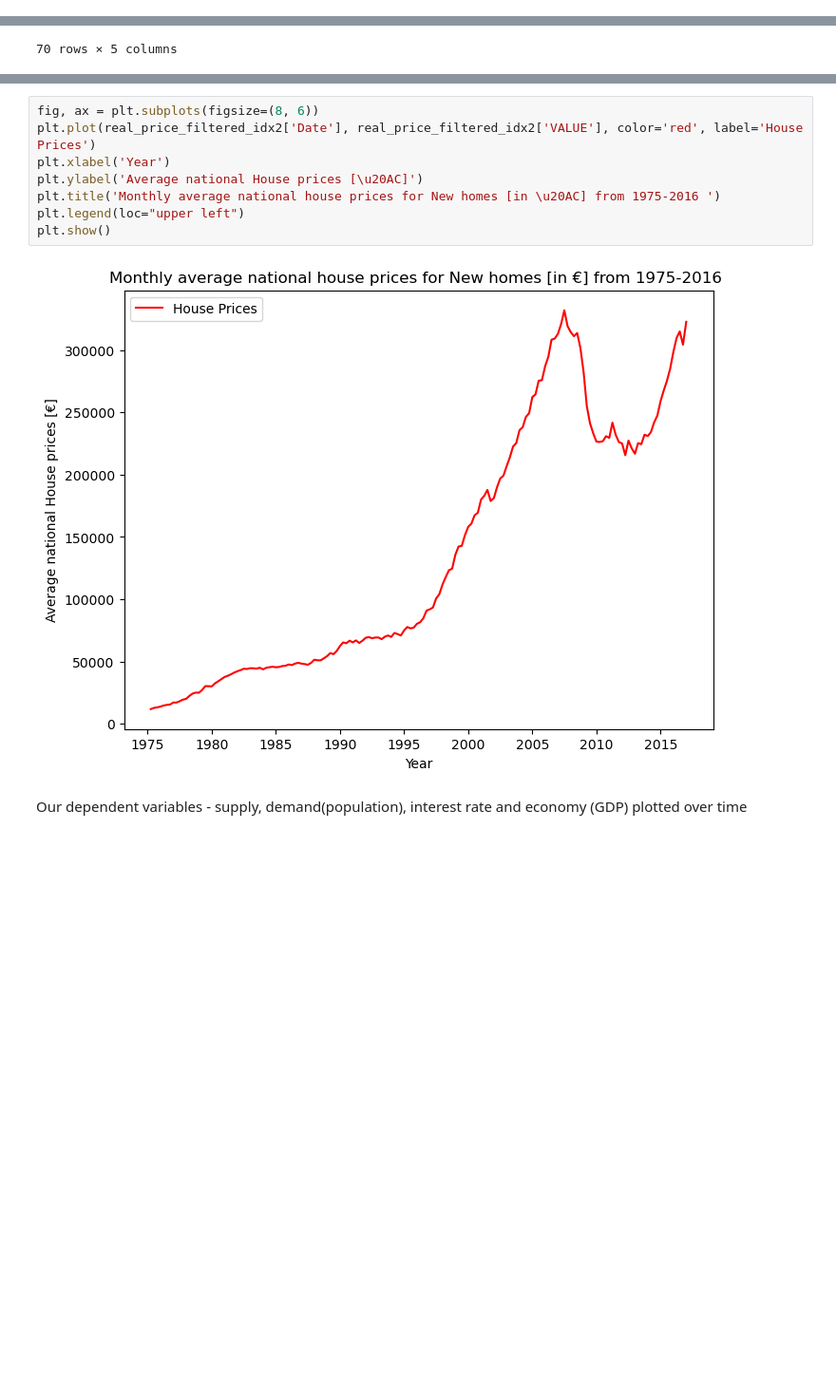
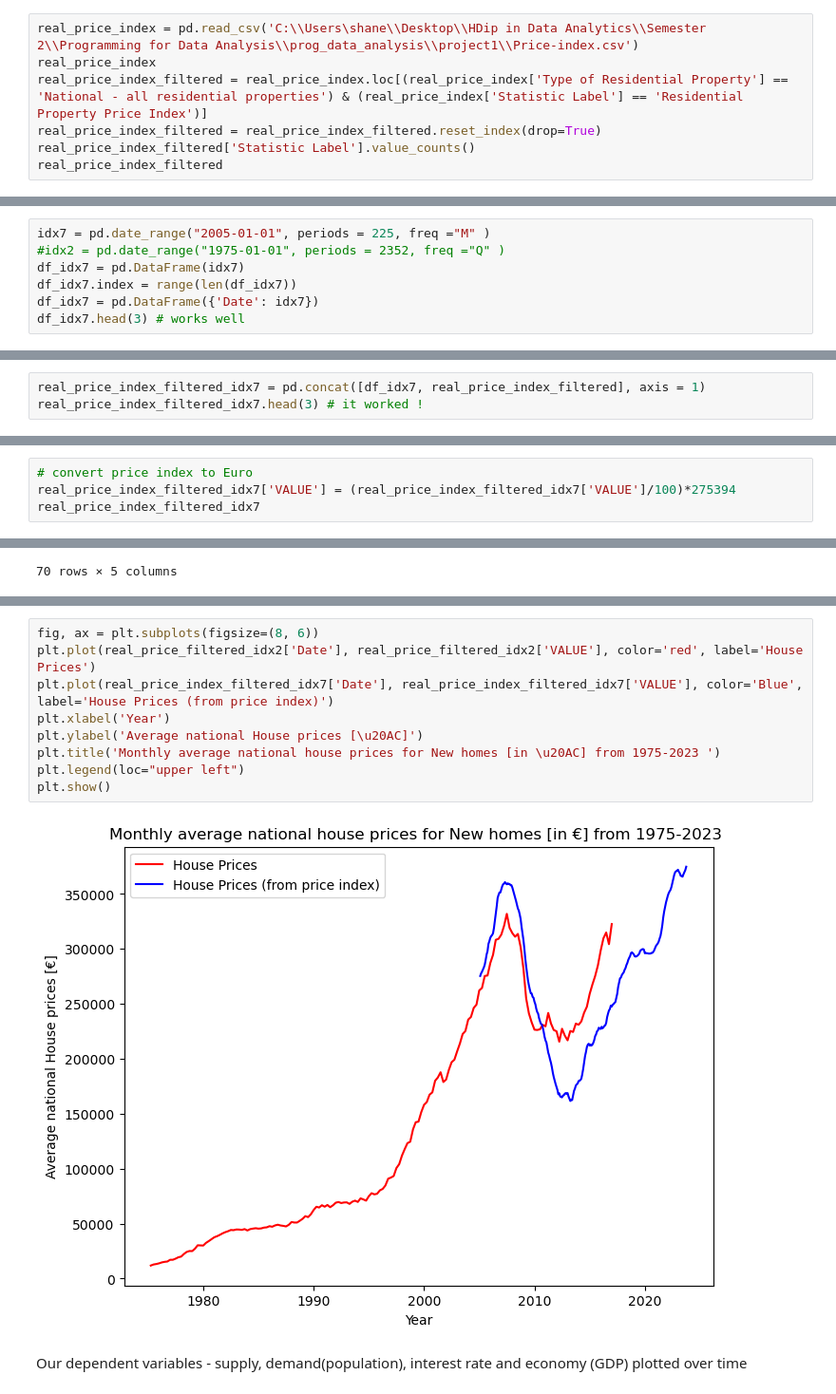
Before and after one commit to shanekeenan/prog_data_analysis, a Jupyter notebook: project1/project1.ipynb, the cells around one changed output, grey strips where cells are left out. Shown at 95% size. Cells and saved outputs as stored; diff of their text form; blank space fills up the shorter version.

```diff
--- a/project1/project1.ipynb
+++ b/project1/project1.ipynb
@@ -238,0 +241,7 @@ real_price_filtered_idx2.head(3) # it worked !
+# %%
+real_price_index = pd.read_csv('C:\\Users\shane\\Desktop\\HDip in Data Analytics\\Semester 2\\Programming for Data Analysis\\prog_data_analysis\\project1\\Price-index.csv')
+real_price_index
+real_price_index_filtered = real_price_index.loc[(real_price_index['Type of Residential Property'] == 'National - all residential properties') & (real_price_index['Statistic Label'] == 'Residential Property Price Index')]
+real_price_index_filtered = real_price_index_filtered.reset_index(drop=True)
+real_price_index_filtered['Statistic Label'].value_counts()
+real_price_index_filtered
@@ -238,0 +262,7 @@ real_price_filtered_idx2.head(3) # it worked !
+# %%
+idx7 = pd.date_range("2005-01-01", periods = 225, freq ="M" )
+#idx2 = pd.date_range("1975-01-01", periods = 2352, freq ="Q" )
+df_idx7 = pd.DataFrame(idx7)
+df_idx7.index = range(len(df_idx7))
+df_idx7 = pd.DataFrame({'Date': idx7})
+df_idx7.head(3) # works well
@@ -238,0 +274,3 @@ real_price_filtered_idx2.head(3) # it worked !
+# %%
+real_price_index_filtered_idx7 = pd.concat([df_idx7, real_price_index_filtered], axis = 1)
+real_price_index_filtered_idx7.head(3) # it worked !
@@ -238,0 +282,4 @@ real_price_filtered_idx2.head(3) # it worked !
+# %%
+# convert price index to Euro
+real_price_index_filtered_idx7['VALUE'] = (real_price_index_filtered_idx7['VALUE']/100)*275394
+real_price_index_filtered_idx7
@@ -386,13 +447,14 @@ Our primary variable - House prices
 # %%
 fig, ax = plt.subplots(figsize=(8, 6))
 plt.plot(real_price_filtered_idx2['Date'], real_price_filtered_idx2['VALUE'], color='red', label='House Prices')
+plt.plot(real_price_index_filtered_idx7['Date'], real_price_index_filtered_idx7['VALUE'], color='Blue', label='House Prices (from price index)')
 plt.xlabel('Year')
 plt.ylabel('Average national House prices [\u20AC]')
-plt.title('Monthly average national house prices for New homes [in \u20AC] from 1975-2016 ')
+plt.title('Monthly average national house prices for New homes [in \u20AC] from 1975-2023 ')
 plt.legend(loc="upper left")
 plt.show()
 # %% [output]
-[figure, old version]
+[figure, new version]
 # %% [markdown]
 Our dependent variables - supply, demand(population), interest rate and economy (GDP) plotted over time
 # %%
```
Also changed, not shown: parts of 25 cells of this notebook, 1 other file.
